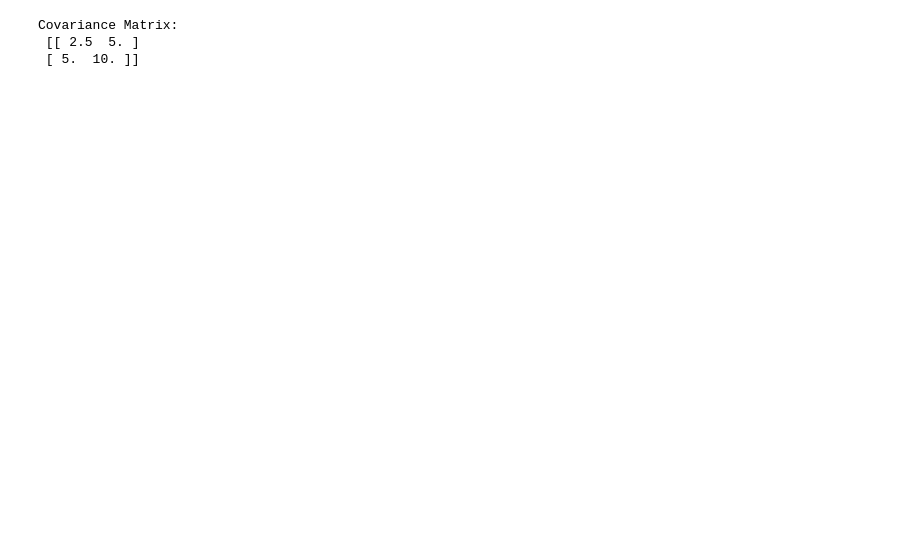
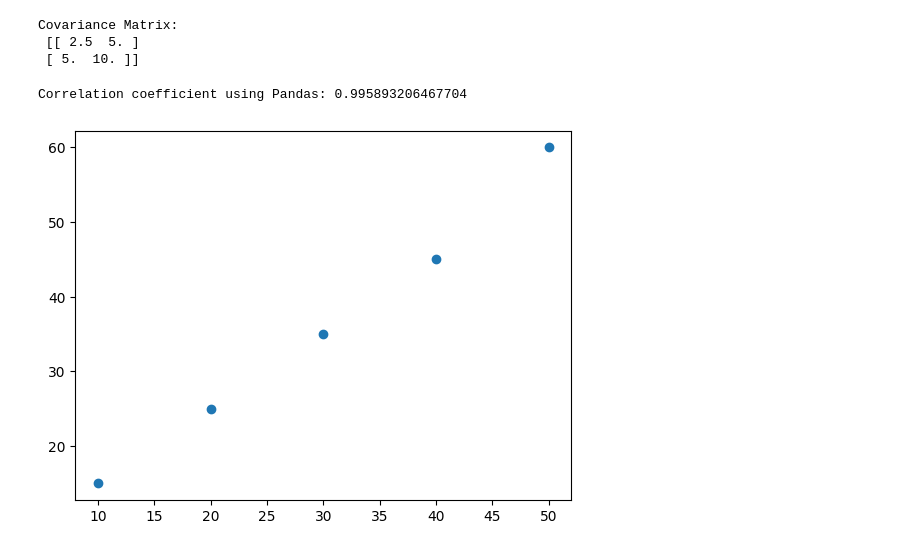
Before and after one commit to SURAJITMAITY2005/Statistics, a Jupyter notebook: Statistics_Basics.ipynb, the cells around one changed output. Drawn from its saved outputs; the diff is of its cells as text; code cells hidden in the pictures; blank space fills up the shorter version.

```diff
--- a/Statistics_Basics.ipynb
+++ b/Statistics_Basics.ipynb
@@ -238,2 +307,20 @@ Covariance Matrix:
+# %%
+#10.Write a Python script to calculate the correlation coefficient between two datasets
+import pandas as pd
+x = np.array([10, 20, 30, 40, 50])
+y = np.array([15, 25, 35, 45, 60])
+df = pd.DataFrame({'X': x, 'Y': y})
+correlation_pandas = df['X'].corr(df['Y'])
+
+print("Correlation coefficient using Pandas:", correlation_pandas)
+# %% [output]
+Correlation coefficient using Pandas: 0.995893206467704
 # %%
 #11. Create a scatter plot to visualize the relationship between two variables
+import matplotlib.pyplot as plt
+x = np.array([10, 20, 30, 40, 50])
+y = np.array([15, 25, 35, 45, 60])
+plt.scatter(x,y)
+plt.show()
+# %% [output]
+[figure, added]
```
Also changed, not shown: parts of 23 cells of this notebook.
